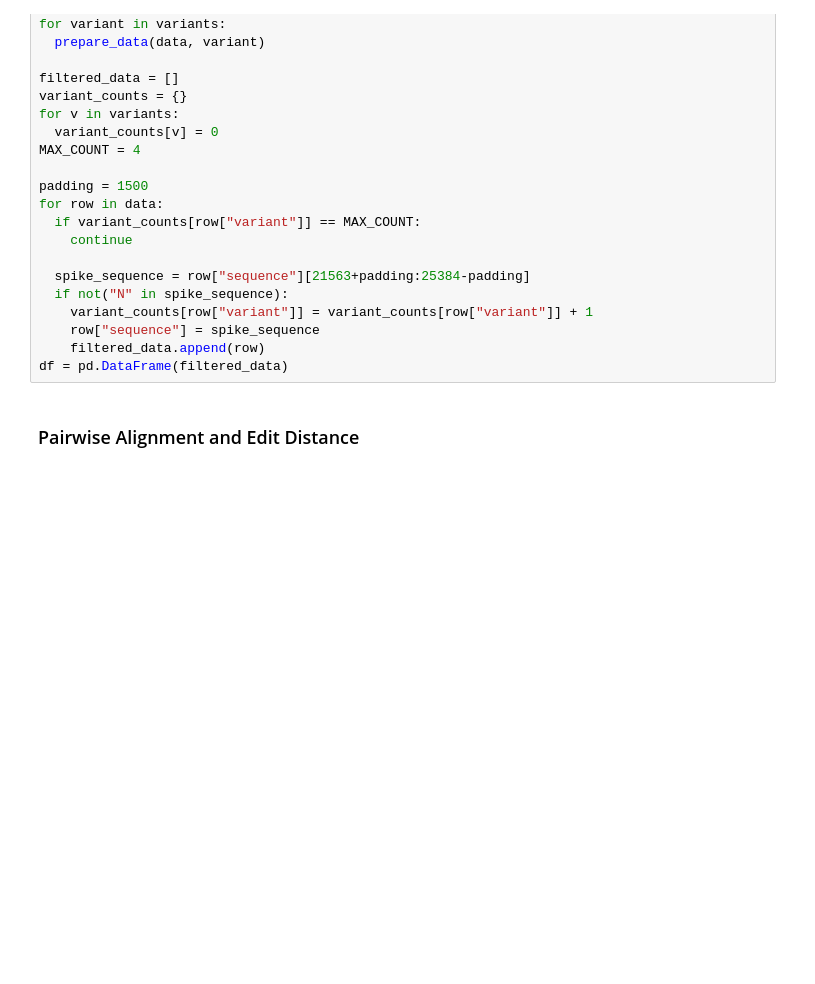
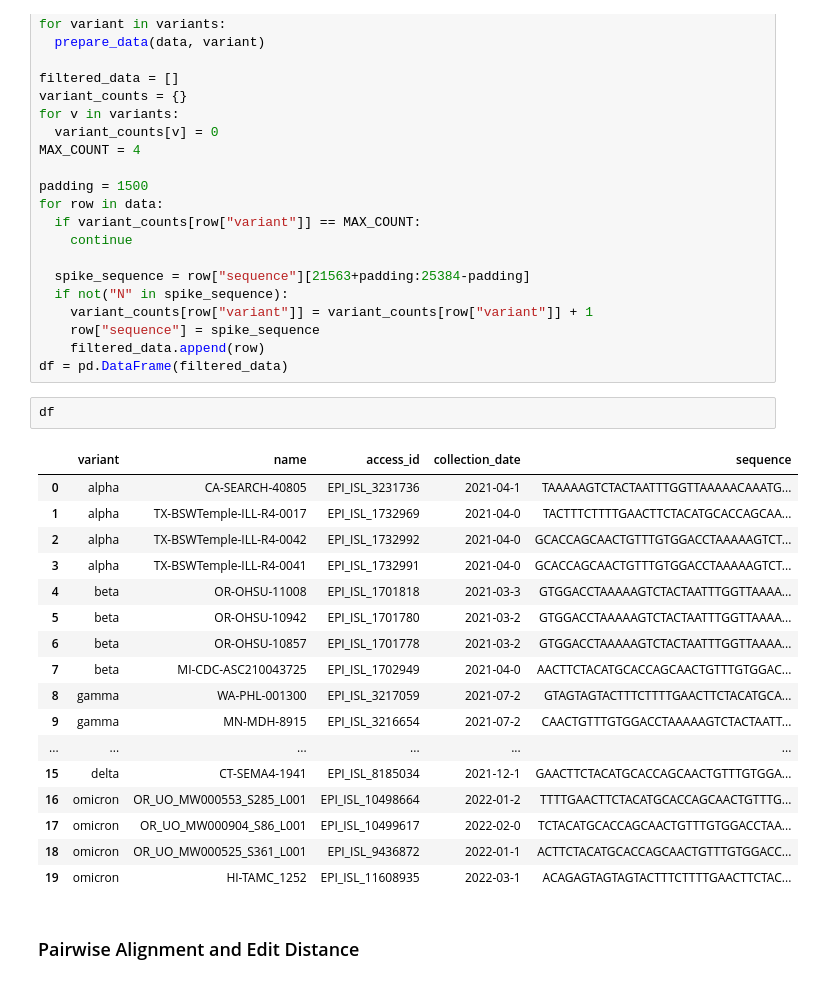
Before and after one commit to RomirS/FinalProject_466, a Jupyter notebook: main.ipynb, the cells around one changed output. Saved outputs shown, nothing was run; the diff lists cells and outputs as text; blank space fills up the shorter version.

```diff
--- a/main.ipynb
+++ b/main.ipynb
@@ -59,6 +71,26 @@ for row in data:
     row["sequence"] = spike_sequence
     filtered_data.append(row)
 df = pd.DataFrame(filtered_data)
+# %%
+df
+# %% [output]
+|  | variant | name | access_id | collection_date | sequence |
+| 0 | alpha | CA-SEARCH-40805 | EPI_ISL_3231736 | 2021-04-1 | TAAAAAGTCTACTAATTTGGTTAAAAACAAATG... |
+| 1 | alpha | TX-BSWTemple-ILL-R4-0017 | EPI_ISL_1732969 | 2021-04-0 | TACTTTCTTTTGAACTTCTACATGCACCAGCAA... |
+| 2 | alpha | TX-BSWTemple-ILL-R4-0042 | EPI_ISL_1732992 | 2021-04-0 | GCACCAGCAACTGTTTGTGGACCTAAAAAGTCT... |
+| 3 | alpha | TX-BSWTemple-ILL-R4-0041 | EPI_ISL_1732991 | 2021-04-0 | GCACCAGCAACTGTTTGTGGACCTAAAAAGTCT... |
+| 4 | beta | OR-OHSU-11008 | EPI_ISL_1701818 | 2021-03-3 | GTGGACCTAAAAAGTCTACTAATTTGGTTAAAA... |
+| 5 | beta | OR-OHSU-10942 | EPI_ISL_1701780 | 2021-03-2 | GTGGACCTAAAAAGTCTACTAATTTGGTTAAAA... |
+| 6 | beta | OR-OHSU-10857 | EPI_ISL_1701778 | 2021-03-2 | GTGGACCTAAAAAGTCTACTAATTTGGTTAAAA... |
+| 7 | beta | MI-CDC-ASC210043725 | EPI_ISL_1702949 | 2021-04-0 | AACTTCTACATGCACCAGCAACTGTTTGTGGAC... |
+| 8 | gamma | WA-PHL-001300 | EPI_ISL_3217059 | 2021-07-2 | GTAGTAGTACTTTCTTTTGAACTTCTACATGCA... |
+| 9 | gamma | MN-MDH-8915 | EPI_ISL_3216654 | 2021-07-2 | CAACTGTTTGTGGACCTAAAAAGTCTACTAATT... |
+| ... | ... | ... | ... | ... | ... |
+| 15 | delta | CT-SEMA4-1941 | EPI_ISL_8185034 | 2021-12-1 | GAACTTCTACATGCACCAGCAACTGTTTGTGGA... |
+| 16 | omicron | OR_UO_MW000553_S285_L001 | EPI_ISL_10498664 | 2022-01-2 | TTTTGAACTTCTACATGCACCAGCAACTGTTTG... |
+| 17 | omicron | OR_UO_MW000904_S86_L001 | EPI_ISL_10499617 | 2022-02-0 | TCTACATGCACCAGCAACTGTTTGTGGACCTAA... |
+| 18 | omicron | OR_UO_MW000525_S361_L001 | EPI_ISL_9436872 | 2022-01-1 | ACTTCTACATGCACCAGCAACTGTTTGTGGACC... |
+| 19 | omicron | HI-TAMC_1252 | EPI_ISL_11608935 | 2022-03-1 | ACAGAGTAGTAGTACTTTCTTTTGAACTTCTAC... |
 # %% [markdown]
 ### Pairwise Alignment and Edit Distance
 # %%
```
Also changed, not shown: parts of 7 cells of this notebook, 2 other files.
